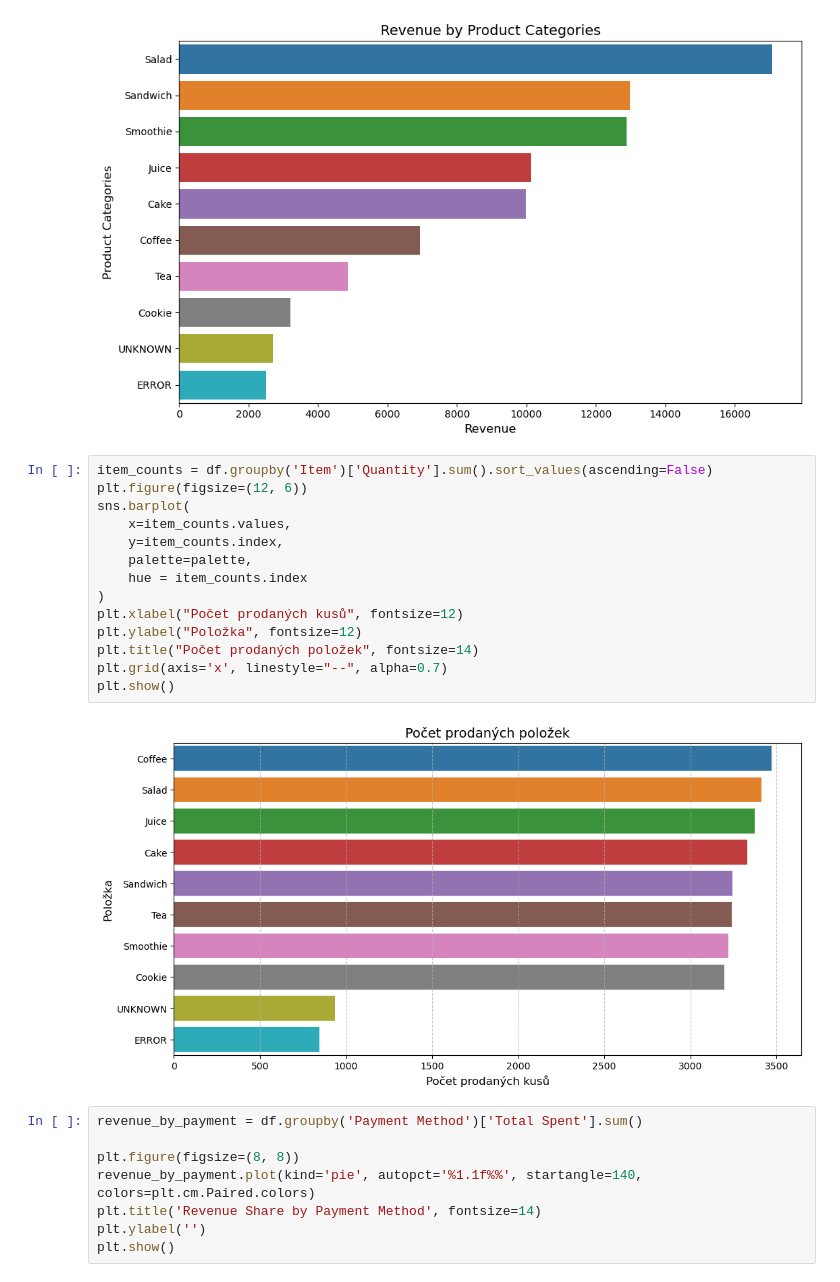
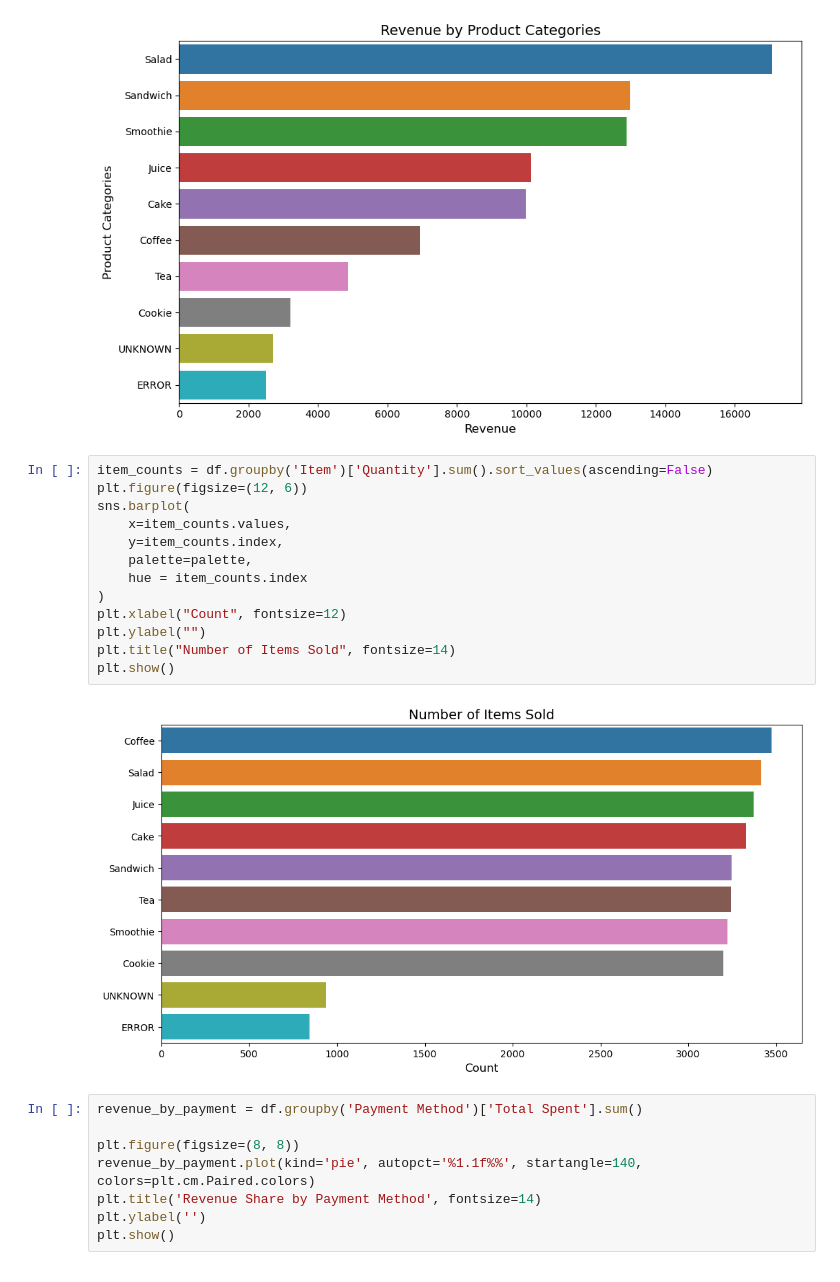
Before and after one commit to martinakvasnickova/Cafe-Sales-Analysis, a Jupyter notebook: analysis/EDA.ipynb, the cells around one changed output. Cells and saved outputs as stored; diff of their text form.

```diff
--- a/analysis/EDA.ipynb
+++ b/analysis/EDA.ipynb
@@ -358,19 +356,18 @@ plt.show()
 # %%
 item_counts = df.groupby('Item')['Quantity'].sum().sort_values(ascending=False)
 plt.figure(figsize=(12, 6))
 sns.barplot(
     x=item_counts.values,
     y=item_counts.index,
     palette=palette,
     hue = item_counts.index
 )
-plt.xlabel("Počet prodaných kusů", fontsize=12)
-plt.ylabel("Položka", fontsize=12)
-plt.title("Počet prodaných položek", fontsize=14)
-plt.grid(axis='x', linestyle="--", alpha=0.7)
+plt.xlabel("Count", fontsize=12)
+plt.ylabel("")
+plt.title("Number of Items Sold", fontsize=14)
 plt.show()
 # %% [output]
-[figure, old version]
+[figure, new version]
 # %%
 revenue_by_payment = df.groupby('Payment Method')['Total Spent'].sum()
 
```
Also changed, not shown: parts of 2 cells of this notebook.
